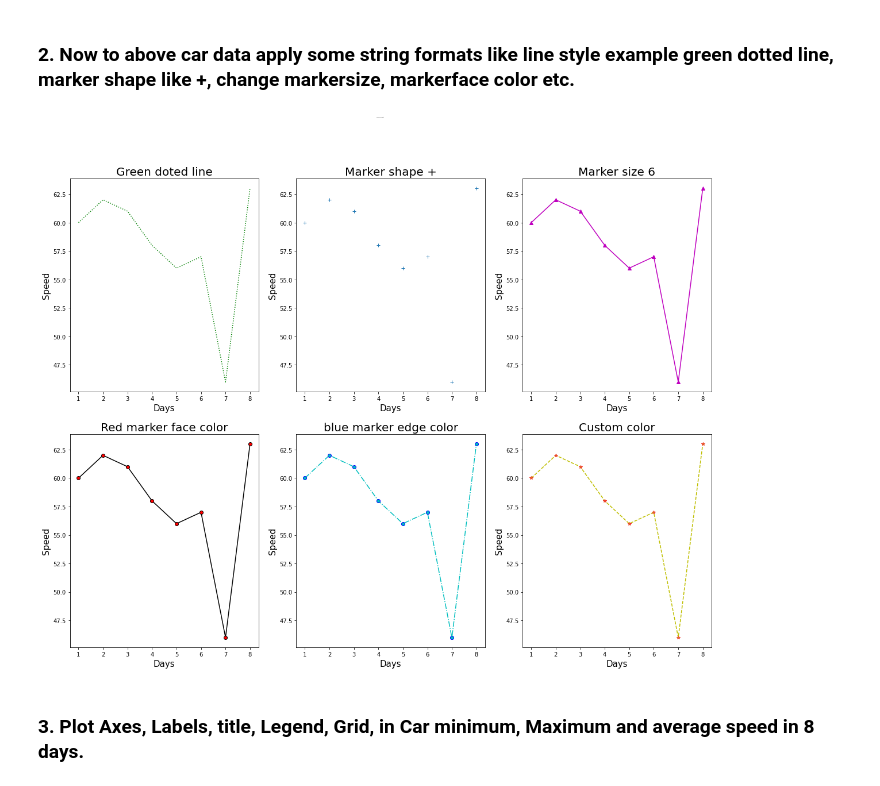
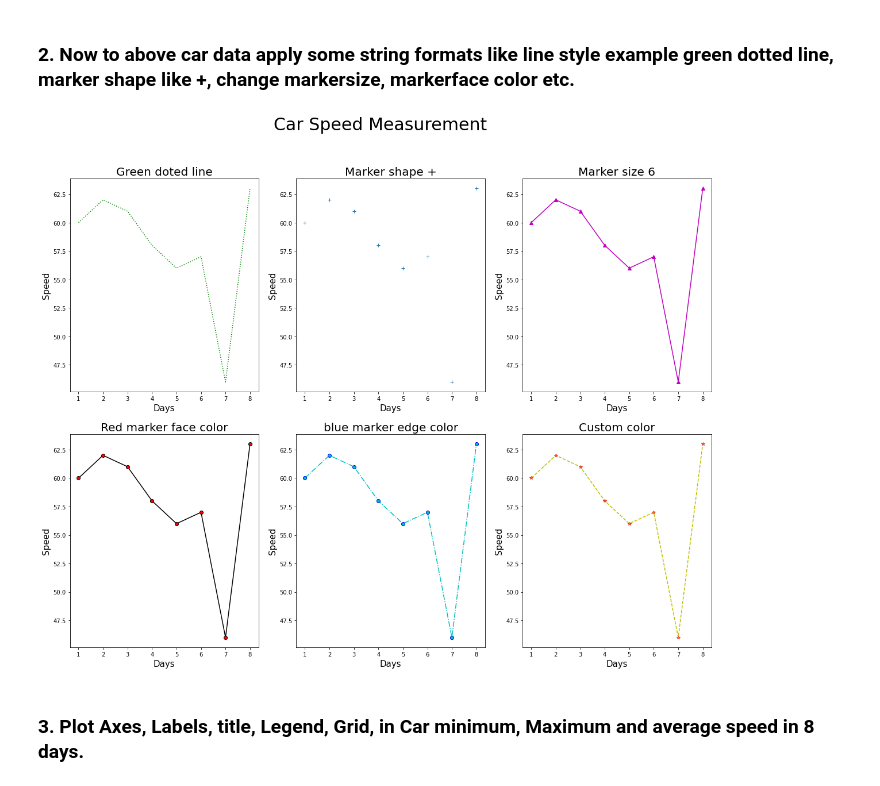
Before and after one commit to chetan6780/ML-Training, a Jupyter notebook: Assignments/DS_3.ipynb, the cells around one changed output. Drawn from its saved outputs; the diff is of its cells as text; code cells hidden in the pictures.

```diff
--- a/Assignments/DS_3.ipynb
+++ b/Assignments/DS_3.ipynb
@@ -30,41 +30,41 @@ f, axis = plt.subplots(2, 3, figsize=(20, 15))
 days = [1, 2, 3, 4, 5, 6, 7, 8]
 speed = [60, 62, 61, 58, 56, 57, 46, 63]
 
-plt.suptitle("Car Speed Measurement", fontsize=0)
+plt.suptitle("Car Speed Measurement", fontsize=30)
 
 axis[0, 0].set_title("Green doted line",fontsize=20)
 axis[0, 0].set_xlabel("Days", fontsize=15)
 axis[0, 0].set_ylabel("Speed", fontsize=15)
 axis[0, 0].plot(days, speed, ":g")
 
 axis[0, 1].set_title("Marker shape +",fontsize=20)
 axis[0, 1].set_xlabel("Days", fontsize=15)
 axis[0, 1].set_ylabel("Speed", fontsize=15)
 axis[0, 1].plot(days, speed, "+")
 
 axis[0, 2].set_title("Marker size 6",fontsize=20)
 axis[0, 2].set_xlabel("Days", fontsize=15)
 axis[0, 2].set_ylabel("Speed", fontsize=15)
 axis[0, 2].plot(days, speed, "^-m", ms=6)
 
 axis[1, 0].set_title("Red marker face color",fontsize=20)
 axis[1, 0].set_xlabel("Days", fontsize=15)
 axis[1, 0].set_ylabel("Speed", fontsize=15)
 axis[1, 0].plot(days, speed, "o-k", mfc="r")
 
 axis[1, 1].set_title("blue marker edge color",fontsize=20)
 axis[1, 1].set_xlabel("Days", fontsize=15)
 axis[1, 1].set_ylabel("Speed", fontsize=15)
 axis[1, 1].plot(days, speed, "o-.c", mec="b")
 
 axis[1, 2].set_title("Custom color",fontsize=20)
 axis[1, 2].set_xlabel("Days", fontsize=15)
 axis[1, 2].set_ylabel("Speed", fontsize=15)
 axis[1, 2].plot(days, speed, "*--y", mec="#f2342c")
 
 plt.show()
 # %% [output]
-[figure, old version]
+[figure, new version]
 # %% [markdown]
 
 ### 3. Plot Axes, Labels, title, Legend, Grid, in Car minimum, Maximum and average speed in 8 days.
```
